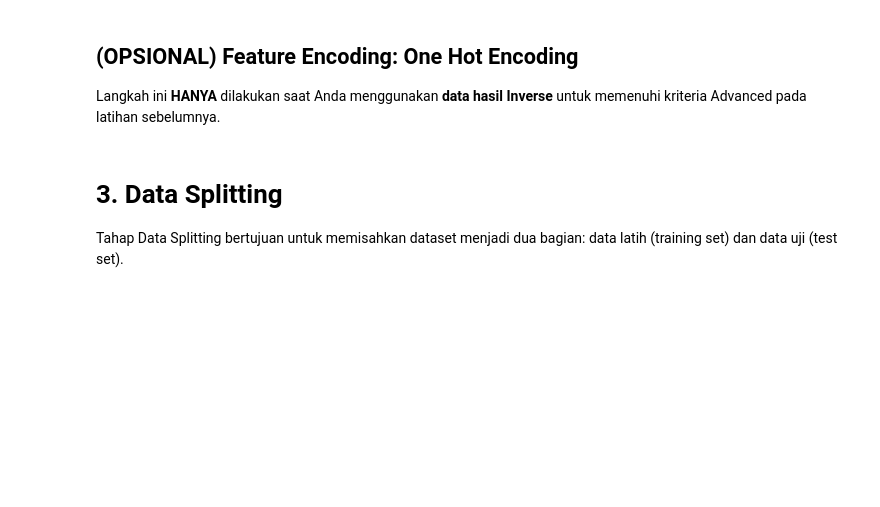
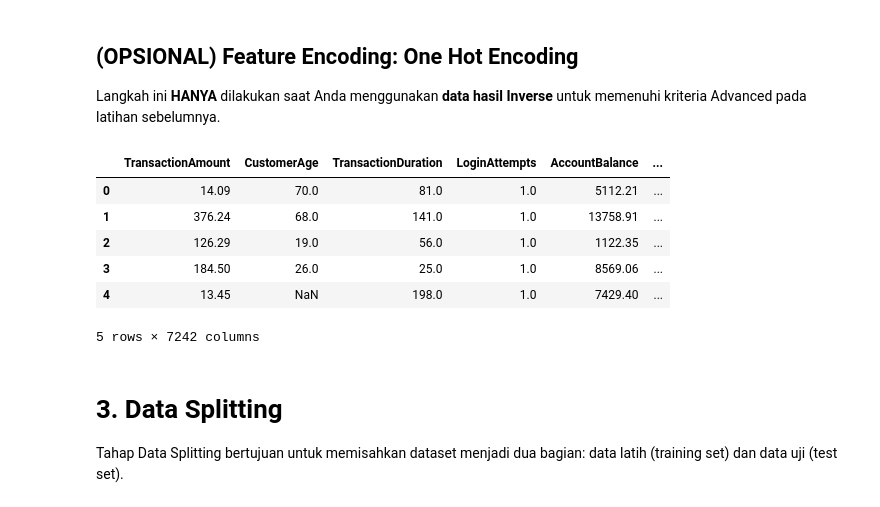
Before and after one commit to endrose/google-colab, a Jupyter notebook: [Klasifikasi]_Submission_Akhir_BMLP_ENDROS.ipynb, the cells around one changed output. Saved outputs shown, nothing was run; the diff lists cells and outputs as text; code cells hidden in the pictures; blank space fills up the shorter version.

```diff
--- a/[Klasifikasi]_Submission_Akhir_BMLP_ENDROS.ipynb
+++ b/[Klasifikasi]_Submission_Akhir_BMLP_ENDROS.ipynb
@@ -51,19 +58,27 @@ Langkah ini **HANYA** dilakukan saat Anda menggunakan **data hasil Inverse** unt
 # %%
 ### MULAI CODE OPSIONAL ###
 
-categorical_cols = list(________.select_dtypes(include=['object']).columns)
+categorical_cols = list(df.select_dtypes(include=['object']).columns)
 
 # Gunakan 'pd.get_dummies' untuk melakukan OneHotEncoding
-df_encoded = pd.________(
+df_encoded = pd.get_dummies(
     df,
-    columns = ________,
+    columns = categorical_cols,
     drop_first = True
 )
 
 # Tampilkan 5 baris pertama untuk memverifikasi hasilnya
-df_encoded.________()
+df_encoded.head()
 
 ### SELESEI CODE OPSIONAL ###
+# %% [output]
+|  | TransactionAmount | CustomerAge | TransactionDuration | LoginAttempts | AccountBalance | ... |
+| 0 | 14.09 | 70.0 | 81.0 | 1.0 | 5112.21 | ... |
+| 1 | 376.24 | 68.0 | 141.0 | 1.0 | 13758.91 | ... |
+| 2 | 126.29 | 19.0 | 56.0 | 1.0 | 1122.35 | ... |
+| 3 | 184.50 | 26.0 | 25.0 | 1.0 | 8569.06 | ... |
+| 4 | 13.45 | NaN | 198.0 | 1.0 | 7429.40 | ... |
+5 rows × 7242 columns
 # %% [markdown]
 # **3. Data Splitting**
 Tahap Data Splitting bertujuan untuk memisahkan dataset menjadi dua bagian: data latih (training set) dan data uji (test set).
```
Also changed, not shown: parts of 2 cells of this notebook.
